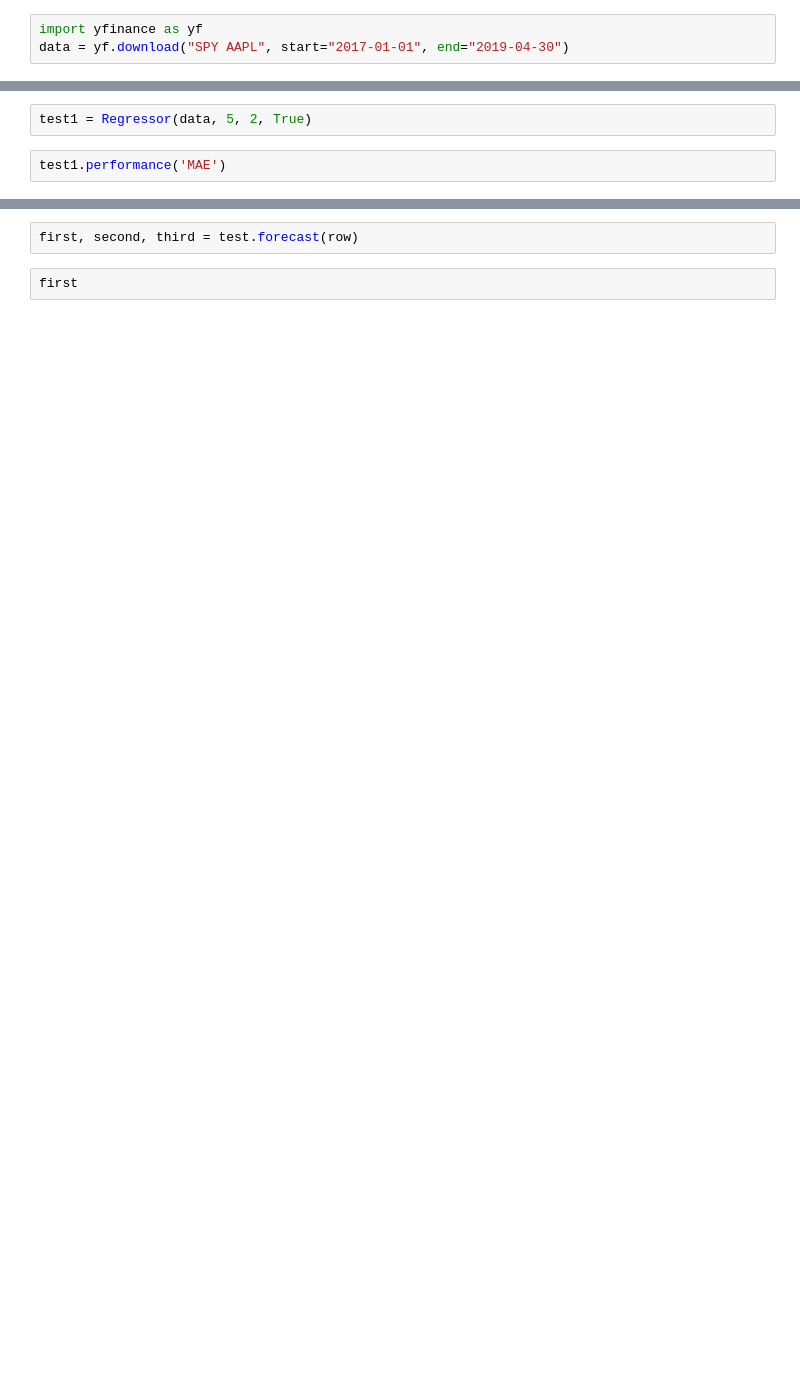
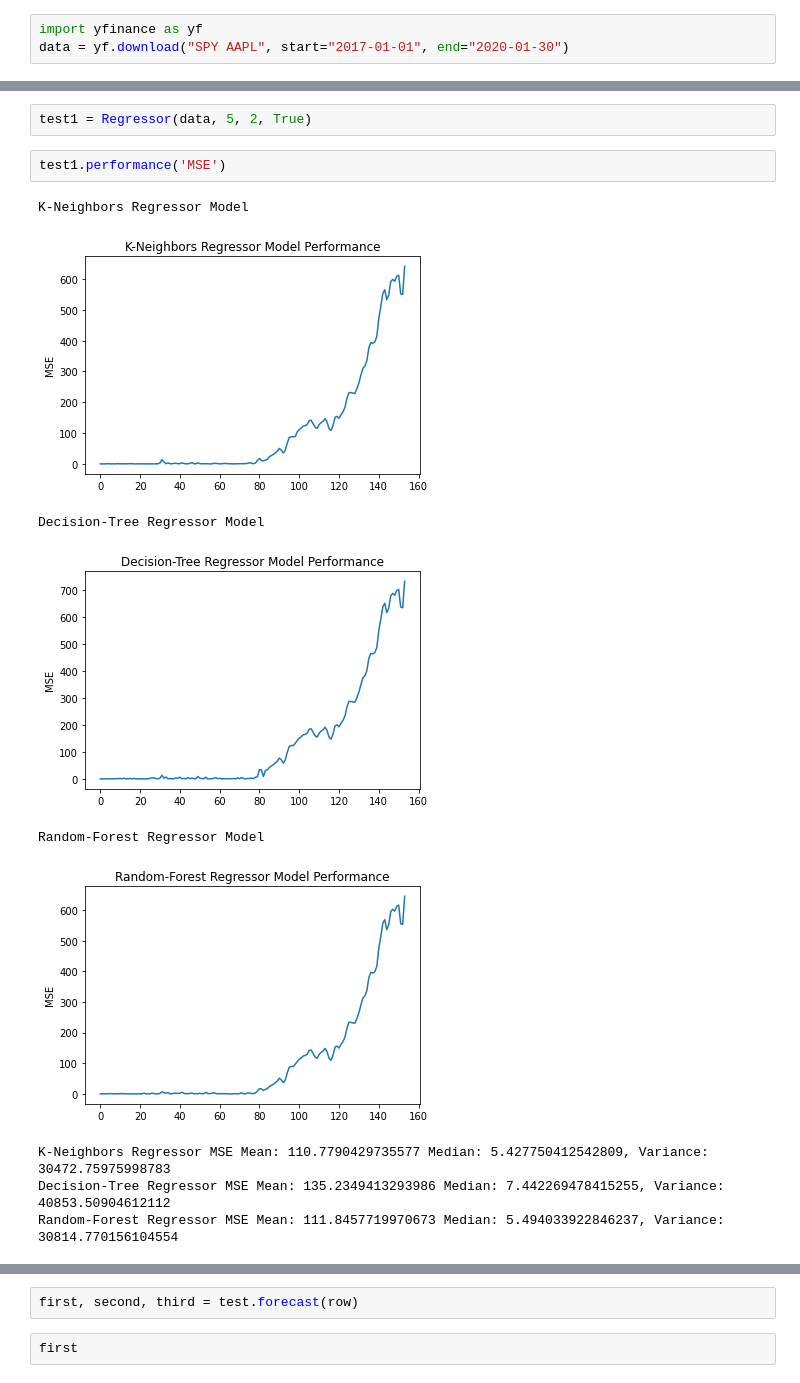
Before and after one commit to maxmekiska/time-series-forecasting, a Jupyter notebook: sandbox.ipynb, the cells around one changed output, grey strips where cells are left out. Cells and saved outputs as stored; diff of their text form; blank space fills up the shorter version.

```diff
--- a/sandbox.ipynb
+++ b/sandbox.ipynb
@@ -8,4 +8,4 @@ hist = msft.history(period="max")
 test1 = list(hist['High'])
 # %%
 import yfinance as yf
-data = yf.download("SPY AAPL", start="2017-01-01", end="2019-04-30")
+data = yf.download("SPY AAPL", start="2017-01-01", end="2020-01-30")
@@ -20,4 +33,14 @@ test.performance('MSE')
 # %%
 test1 = Regressor(data, 5, 2, True)
 # %%
-test1.performance('MAE')
+test1.performance('MSE')
+# %% [output]
+K-Neighbors Regressor Model
+[figure, added]
+Decision-Tree Regressor Model
+[figure, added]
+Random-Forest Regressor Model
+[figure, added]
+K-Neighbors Regressor MSE Mean: 110.7790429735577 Median: 5.427750412542809, Variance: 30472.75975998783
+Decision-Tree Regressor MSE Mean: 135.2349413293986 Median: 7.442269478415255, Variance: 40853.50904612112
+Random-Forest Regressor MSE Mean: 111.8457719970673 Median: 5.494033922846237, Variance: 30814.770156104554
```
Also changed, not shown: parts of 9 cells of this notebook.
